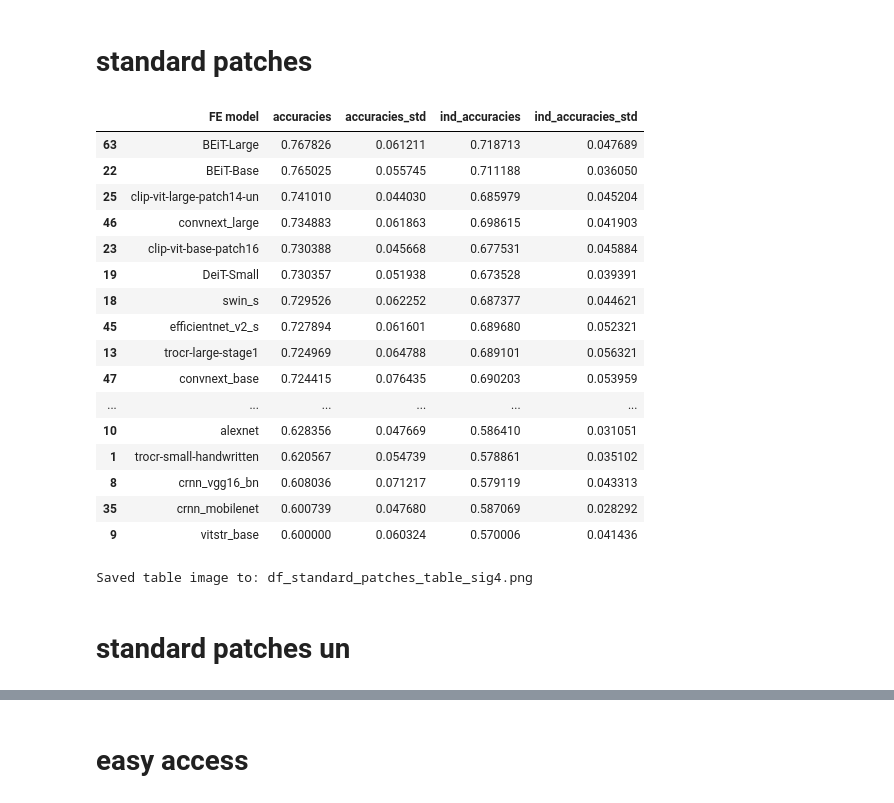
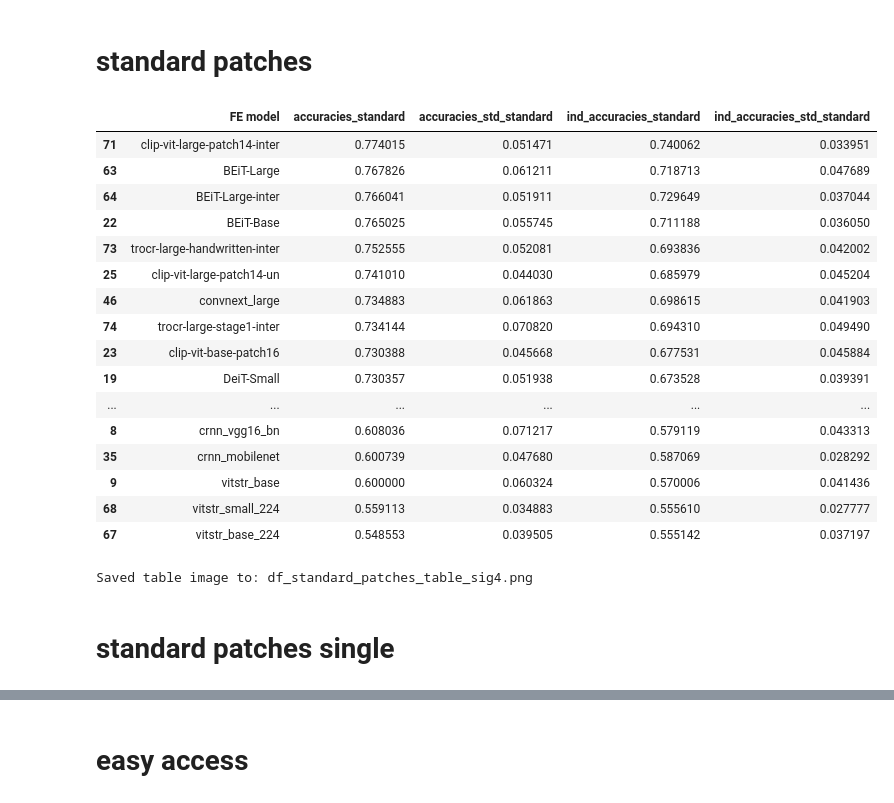
Before and after one commit to gitMorelli/gender_detection, a Jupyter notebook: notebooks/model_comparison_experiment/experiment_analysis.ipynb, the cells around one changed output, grey strips where cells are left out. Cells and saved outputs as stored; diff of their text form; code cells hidden in the pictures.

Commit message:
adding code to generate paper tables

```diff
--- a/notebooks/model_comparison_experiment/experiment_analysis.ipynb
+++ b/notebooks/model_comparison_experiment/experiment_analysis.ipynb
@@ -40,34 +40,30 @@ experiment_results={}
 # %%
 experiment='outputs\\results_standard_patches.json'
 # %%
-df_standard_patches=process_results(experiment, df_pre_patch,box_and_whiskers=False)
+df_standard_patches=process_results(experiment, df_pre_patch,name_suffix='standard',box_and_whiskers=False)
 experiment_results['standard_patches'] = df_standard_patches
 # %%
-pd.set_option('display.max_rows', None)
-pd.set_option('display.max_columns', None)
-pd.set_option('display.width', None)
-pd.set_option('display.max_colwidth', None)
-
-display(df_standard_patches.sort_values(by='accuracies', ascending=False))
-save_table_as_image(df_standard_patches,significant_digits=4)
+setting_display_options()
+display(df_standard_patches.sort_values(by='accuracies_standard', ascending=False))
+save_table_as_image(df_standard_patches,by_column='accuracies_standard',significant_digits=4)
 # %% [output]
-|  | FE model | accuracies | accuracies_std | ind_accuracies | ind_accuracies_std |
+|  | FE model | accuracies_standard | accuracies_std_standard | ind_accuracies_standard | ind_accuracies_std_standard |
+| 71 | clip-vit-large-patch14-inter | 0.774015 | 0.051471 | 0.740062 | 0.033951 |
 | 63 | BEiT-Large | 0.767826 | 0.061211 | 0.718713 | 0.047689 |
+| 64 | BEiT-Large-inter | 0.766041 | 0.051911 | 0.729649 | 0.037044 |
 | 22 | BEiT-Base | 0.765025 | 0.055745 | 0.711188 | 0.036050 |
+| 73 | trocr-large-handwritten-inter | 0.752555 | 0.052081 | 0.693836 | 0.042002 |
 | 25 | clip-vit-large-patch14-un | 0.741010 | 0.044030 | 0.685979 | 0.045204 |
 | 46 | convnext_large | 0.734883 | 0.061863 | 0.698615 | 0.041903 |
+| 74 | trocr-large-stage1-inter | 0.734144 | 0.070820 | 0.694310 | 0.049490 |
 | 23 | clip-vit-base-patch16 | 0.730388 | 0.045668 | 0.677531 | 0.045884 |
 | 19 | DeiT-Small | 0.730357 | 0.051938 | 0.673528 | 0.039391 |
-| 18 | swin_s | 0.729526 | 0.062252 | 0.687377 | 0.044621 |
-| 45 | efficientnet_v2_s | 0.727894 | 0.061601 | 0.689680 | 0.052321 |
-| 13 | trocr-large-stage1 | 0.724969 | 0.064788 | 0.689101 | 0.056321 |
-| 47 | convnext_base | 0.724415 | 0.076435 | 0.690203 | 0.053959 |
 | ... | ... | ... | ... | ... | ... |
-| 10 | alexnet | 0.628356 | 0.047669 | 0.586410 | 0.031051 |
-| 1 | trocr-small-handwritten | 0.620567 | 0.054739 | 0.578861 | 0.035102 |
 | 8 | crnn_vgg16_bn | 0.608036 | 0.071217 | 0.579119 | 0.043313 |
 | 35 | crnn_mobilenet | 0.600739 | 0.047680 | 0.587069 | 0.028292 |
 | 9 | vitstr_base | 0.600000 | 0.060324 | 0.570006 | 0.041436 |
+| 68 | vitstr_small_224 | 0.559113 | 0.034883 | 0.555610 | 0.027777 |
+| 67 | vitstr_base_224 | 0.548553 | 0.039505 | 0.555142 | 0.037197 |
 Saved table image to: df_standard_patches_table_sig4.png
 # %% [markdown]
-# standard patches un
+# standard patches single
```
Also changed, not shown: parts of 12 cells of this notebook, 26 other files.
